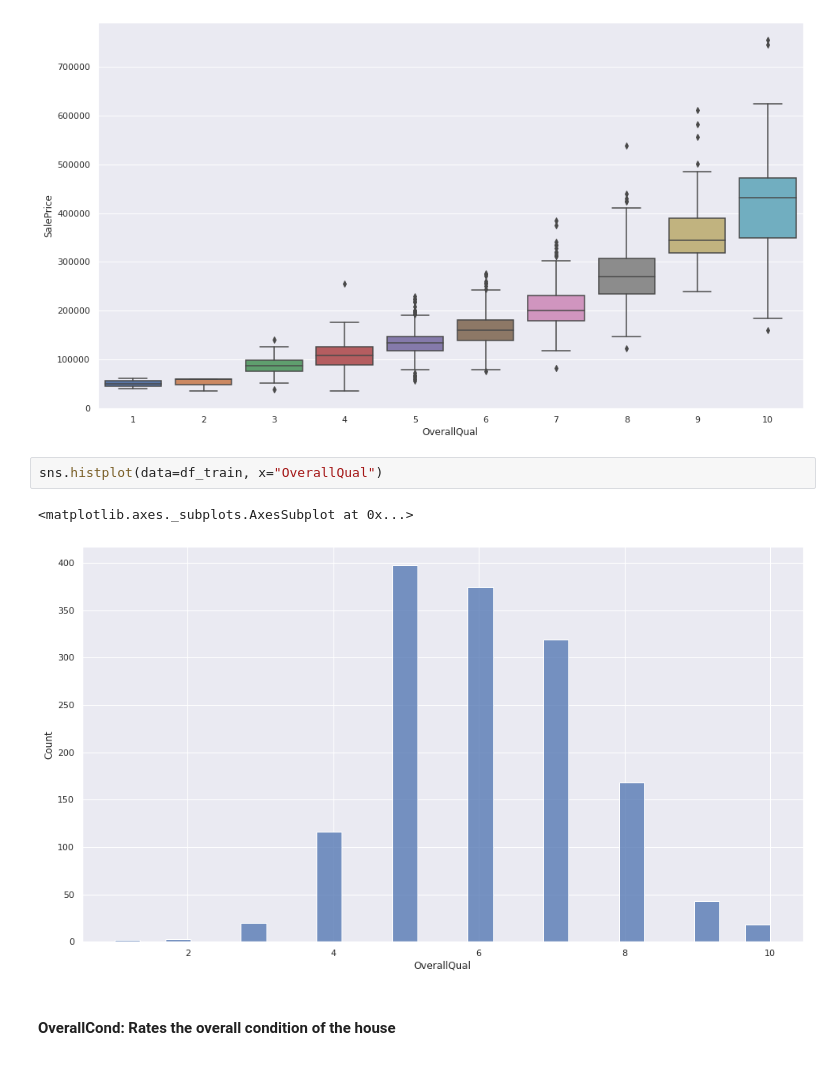
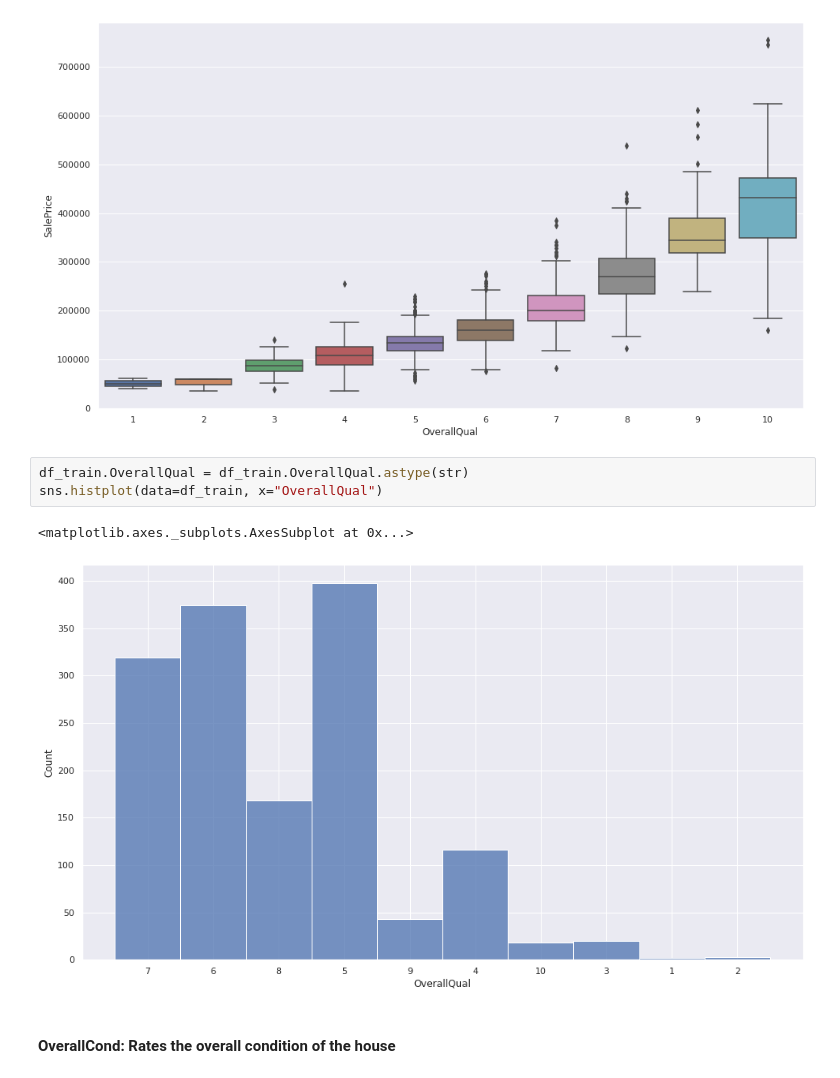
Before and after one commit to snaylix/House-prices-prediction, a Jupyter notebook: 2021-07-17_House-Prices_Prediction_01_EDA.ipynb, the cells around one changed output. Saved outputs shown, nothing was run; the diff lists cells and outputs as text.

```diff
--- a/2021-07-17_House-Prices_Prediction_01_EDA.ipynb
+++ b/2021-07-17_House-Prices_Prediction_01_EDA.ipynb
@@ -482,10 +482,11 @@ create_plot('OverallQual', 'boxplot')
 # %% [output]
 [figure]
 # %%
+df_train.OverallQual = df_train.OverallQual.astype(str)
 sns.histplot(data=df_train, x="OverallQual")
 # %% [output]
 <matplotlib.axes._subplots.AxesSubplot at 0x...>
-[figure, old version]
+[figure, new version]
 # %% [markdown]
 #### OverallCond: Rates the overall condition of the house
 # %% [markdown]
```
Also changed, not shown: parts of 23 cells of this notebook.
